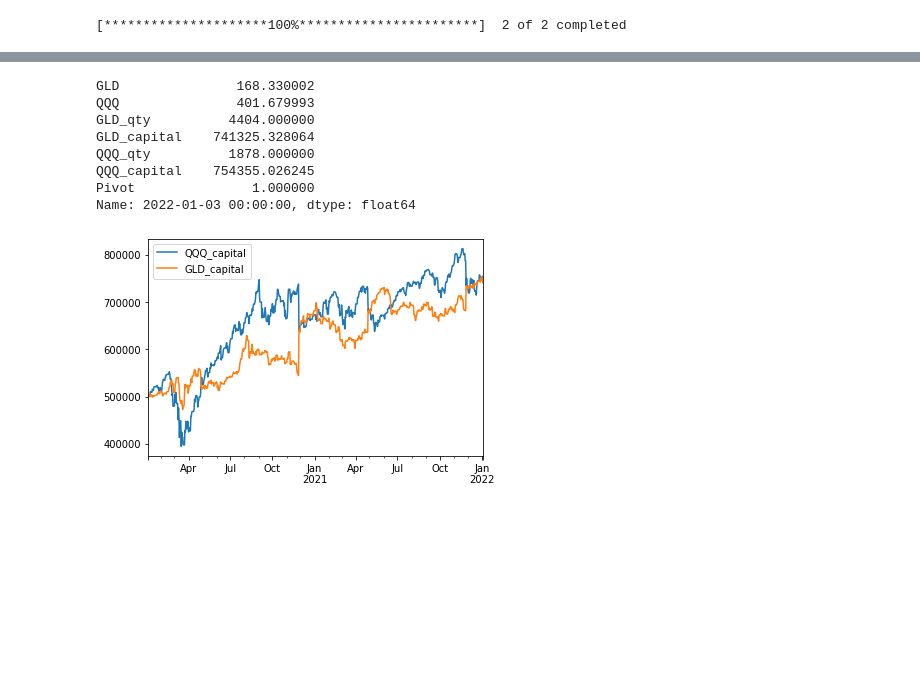
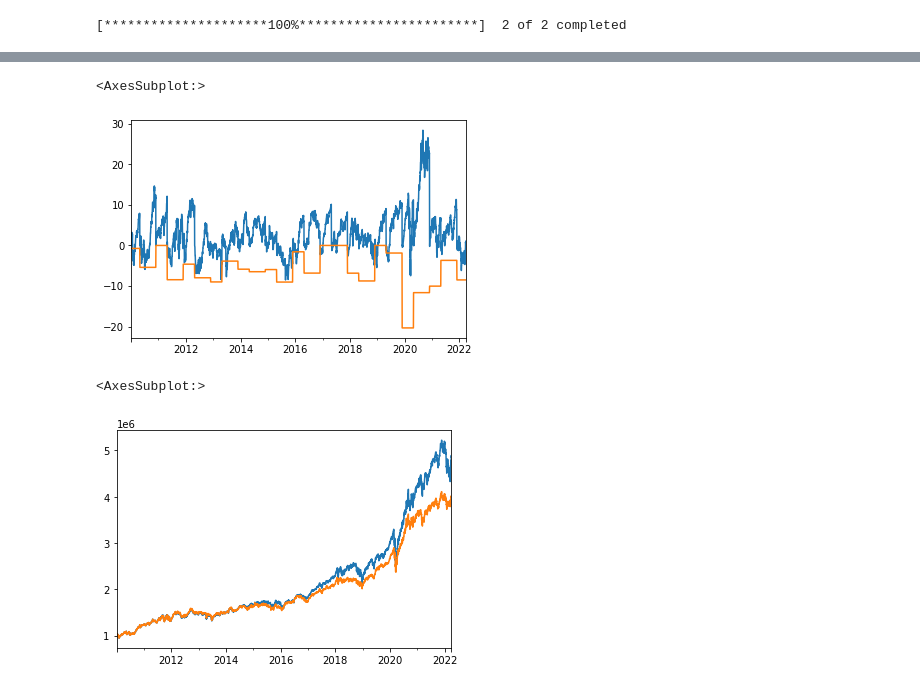
Before and after one commit to pathces-gone/study-python-stock, a Jupyter notebook: AssetAllocationV2/scratch.ipynb, the cells around one changed output, grey strips where cells are left out. Saved outputs shown, nothing was run; the diff lists cells and outputs as text; code cells hidden in the pictures; blank space fills up the shorter version.

Commit message:
AAV2: update - MDD and Yield

```diff
--- a/AssetAllocationV2/scratch.ipynb
+++ b/AssetAllocationV2/scratch.ipynb
@@ -60,10 +45,10 @@ df_price[0:10]
 # %%
 trading_df = pd.DataFrame(df_price['Close'])
 
-etfs = trading_df.columns.values
+etfs = np.array(trading_df.columns.values)[::-1]
 
-for etf in etfs:
-  trading_df[etf+'_qty']     = 0
-  trading_df[etf+'_capital'] = 0
+trading_df[[etf+'_qty' for etf in etfs]]     = 0
+trading_df[[etf+'_capital' for etf in etfs]] = 0
+trading_df['Total'] = 0
 trading_df[0:10]
 # %% [output]
@@ -91,12 +76,11 @@ def get_next_month(today:datetime):
     return nextmonth
 
 def set_reblancing_date(trading_df, start_date, end_date):
-  # Set pivot
   trading_df['Pivot'] = 0
   trading_df.loc[start_date,'Pivot'] = 1
   trading_df.loc[end_date,'Pivot'] = 1
   iter_date = start_date
-  while iter_date <= end_date:
+  while iter_date < end_date:
     AW_4_  = (iter_date.month==4)
     AW_11_ = (iter_date.month==11)
     if (AW_4_ or AW_11_):
@@ -106,8 +90,8 @@ def set_reblancing_date(trading_df, start_date, end_date):
   return trading_df
 # %%
 # Sim Env
-start_date = datetime.datetime.strptime('2020-01-03', '%Y-%m-%d')
-end_date = datetime.datetime.strptime('2022-01-03', '%Y-%m-%d')
+start_date = datetime.datetime.strptime('2010-01-03', '%Y-%m-%d')
+end_date   = datetime.datetime.strptime('2022-03-30', '%Y-%m-%d')
 period = (start_date <= trading_df.index) & (end_date >= trading_df.index)
 trading_df = trading_df.loc[period]
 
@@ -115,8 +99,8 @@ init_capital = 1_000_000
 
 trading_df = set_reblancing_date(trading_df,start_date, end_date)
 # %%
+REBLANCING = 1
 def buy_portpolio(trading_df, init_capital ,etfs):
-  # Buy portpolio
   capital = init_capital
   ratios = [0.5, 0.5]
   budgets = (np.ones(len(etfs))*capital)*ratios
@@ -125,10 +109,14 @@ def buy_portpolio(trading_df, init_capital ,etfs):
   for i, etf in enumerate(etfs):
     trading_df.loc[:, etf+'_qty'] = qtys[i]
     trading_df[etf+'_capital'] = trading_df[etf+'_qty']*trading_df[etf]
+
+  if REBLANCING:
+    trading_df['Total'] = trading_df[[etf+'_capital' for etf in etfs]].sum(axis=1)
+  trading_df['Yield'] = (trading_df['Total']-capital)/capital*100
+  trading_df['MDD'] = 0
   return trading_df
 
 trading_df = buy_portpolio(trading_df, init_capital, etfs)
-#trading_df[etfs].plot()
-
-trading_df[['QQQ_capital', 'GLD_capital']].plot()
-trading_df.iloc[-1]
+not_reblance = trading_df.copy()
+#trading_df[['QQQ_capital', 'GLD_capital']].plot()
+#trading_df['Total'].plot()
@@ -145,27 +123,33 @@ Name: 2022-01-03 00:00:00, dtype: float64
 # %%
 # Reblancing
 index = trading_df.loc[trading_df['Pivot']==True,:].index.values
+#print(index)
 
 for i in range(len(index)-1):
   period = (index[i] <= trading_df.index) & (index[i+1] >= trading_df.index)
   quater_df = trading_df.loc[period,:].copy()
 
   quater_capital = 0
   for etf in etfs:
     quater_capital = quater_capital + quater_df.iloc[0].xs(etf+'_capital')
   quater_df = buy_portpolio(quater_df, quater_capital, etfs)
 
+  # MDD
+  maximum = quater_df['Yield'][quater_df['Yield'].idxmax()]
+  minimum = quater_df['Yield'].loc[  (quater_df['Yield'].idxmax()<=quater_df.index)].min()
+  quater_df['MDD'] = minimum-maximum
   trading_df.loc[period,:] = quater_df
 
-trading_df[['QQQ_capital', 'GLD_capital']].plot()
-trading_df.iloc[-1]
+#trading_df[['QQQ_capital', 'GLD_capital']].plot()
+trading_df['Yield'].plot()
+trading_df['MDD'].plot()
 # %% [output]
-GLD               168.330002
-QQQ               401.679993
-GLD_qty          4404.000000
-GLD_capital    741325.328064
-QQQ_qty          1878.000000
-QQQ_capital    754355.026245
-Pivot               1.000000
-Name: 2022-01-03 00:00:00, dtype: float64
+<AxesSubplot:>
-[figure, old version]
+[figure, new version]
+# %%
+#trading_df[['QQQ_capital', 'GLD_capital']].plot()
+not_reblance['Total'].plot()
+trading_df['Total'].plot()
+# %% [output]
+<AxesSubplot:>
+[figure, added]
```
Also changed, not shown: parts of 4 cells of this notebook.
